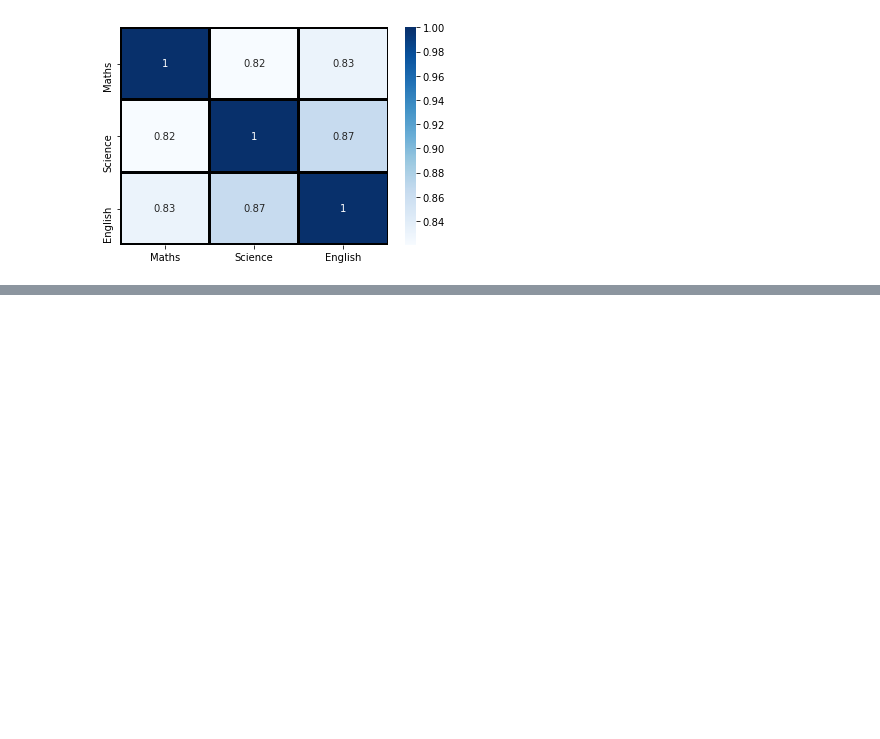
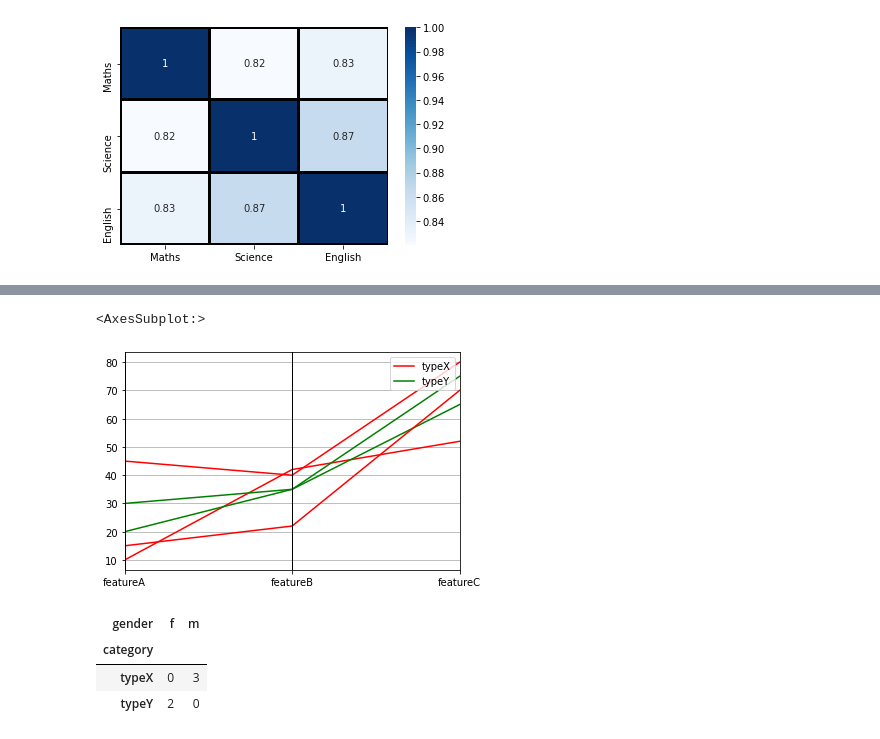
Before and after one commit to aki2266-svg/sem4, a Jupyter notebook: mihir/unit2.ipynb, the cells around one changed output, grey strips where cells are left out. Saved outputs shown, nothing was run; the diff lists cells and outputs as text; code cells hidden in the pictures; blank space fills up the shorter version.

```diff
--- a/mihir/unit2.ipynb
+++ b/mihir/unit2.ipynb
@@ -10,0 +113,13 @@ srs.heatmap(f.corr(),annot=True,cmap='Blues',linecolor='Black',linewidth=2)
+# %%
+g=pd.DataFrame({'featureA':[10,20,15,30,45],'featureB':[42,35,22,35,40],'featureC':[52,65,70,75,80],'gender':['m','f','m','f','m'],'category':['typeX','typeY','typeX','typeY','typeX']})
+pd.plotting.parallel_coordinates(g,'category',cols=['featureA','featureB','featureC'],color=['red','green'])
+# %% [output]
+<AxesSubplot:>
+[figure, added]
+# %%
+pd.crosstab(g['category'],g['gender'])
+# %% [output]
+| gender | f | m |
+| category |  |  |
+| typeX | 0 | 3 |
+| typeY | 2 | 0 |
```
Also changed, not shown: parts of 17 cells of this notebook, 4 other files.
